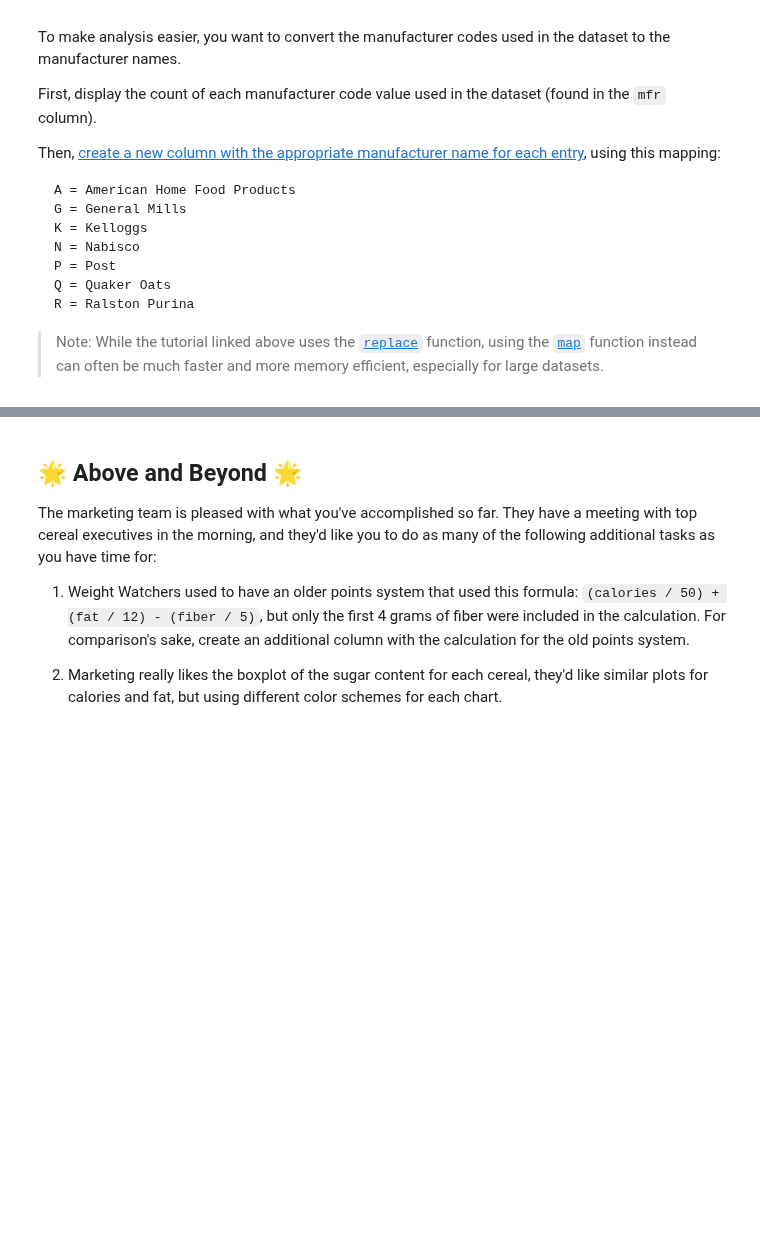
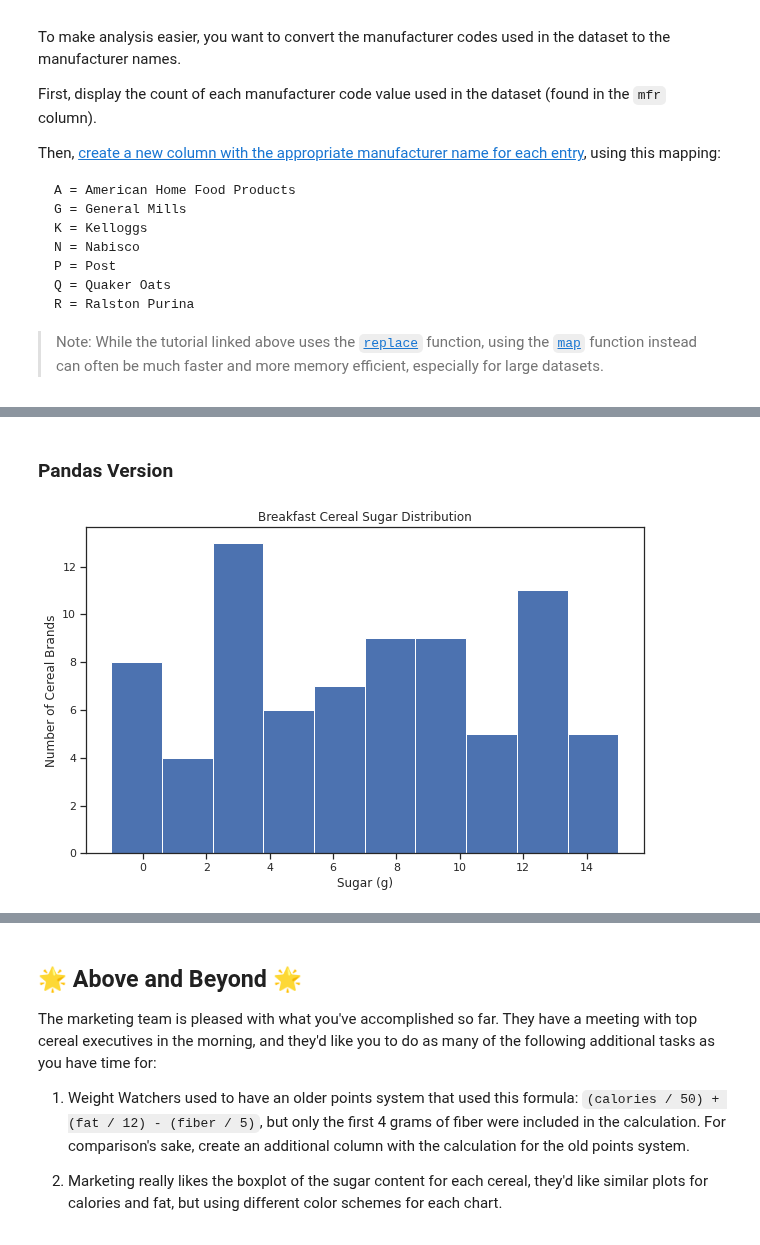
Before and after one commit to byui-cse/cse450-course, a Jupyter notebook: notebooks/Exploration_02_Solved.ipynb, the cells around one changed output, grey strips where cells are left out. Cells and saved outputs as stored; diff of their text form; code cells hidden in the pictures; blank space fills up the shorter version.

```diff
--- a/notebooks/Exploration_02_Solved.ipynb
+++ b/notebooks/Exploration_02_Solved.ipynb
@@ -239,0 +266,14 @@ alt.Chart(cereal).mark_boxplot(size=50).encode(
+# %% [markdown]
+### Pandas Version
+# %%
+# A histogram plot of the sugar content in all cereals.
+plt.figure(figsize=(10,6))
+
+pd_hist = cereal['sugars'].plot.hist()
+pd_hist.set_title("Breakfast Cereal Sugar Distribution")
+pd_hist.set_ylabel("Number of Cereal Brands")
+pd_hist.set_xlabel("Sugar (g)")
+
+plt.show()
+# %% [output]
+[figure, added]
```
Also changed, not shown: parts of 31 cells of this notebook.
